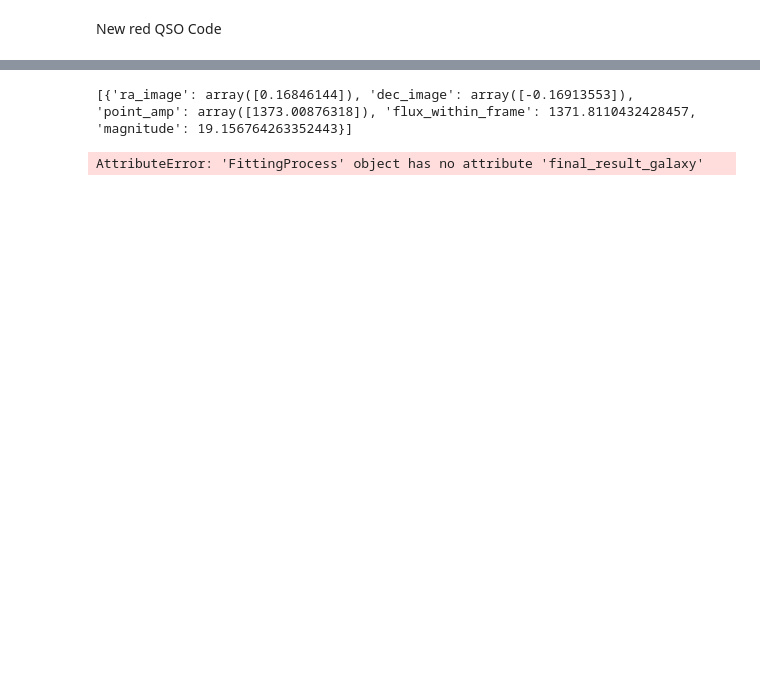
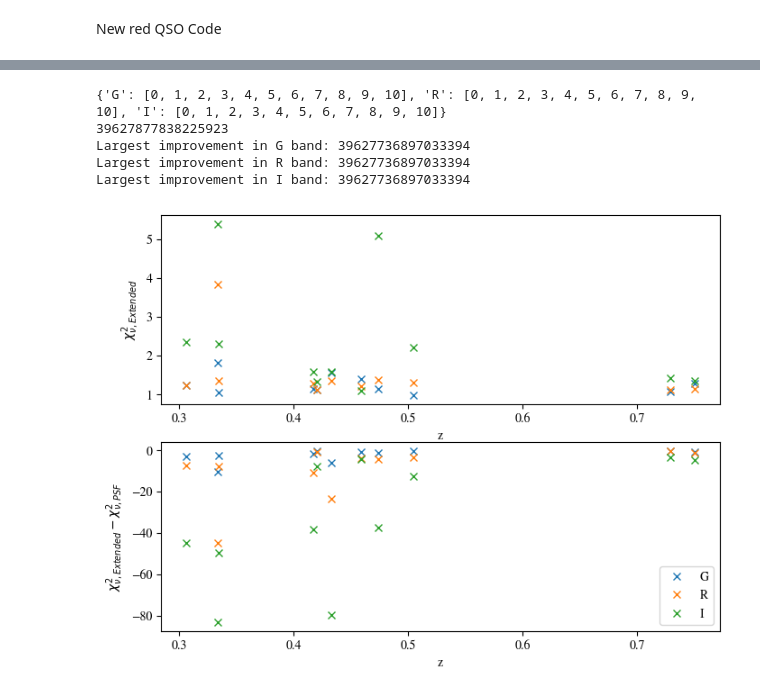
Before and after one commit to ELLI-E/RedQSOYoRiS, a Jupyter notebook: RedQSOProject.ipynb, the cells around one changed output, grey strips where cells are left out. Drawn from its saved outputs; the diff is of its cells as text; code cells hidden in the pictures; blank space fills up the shorter version.

```diff
--- a/RedQSOProject.ipynb
+++ b/RedQSOProject.ipynb
@@ -169,50 +169,77 @@ for file in files:
 # %%
 #Comparing chi2 change when adding a host component
 #collect the objects in the bands where their chi2 is high from folder of host-decomposed results
-resultFolder = r"results/cut50_ss/includinghost"
+resultFolder = r"results/desitargets/includinghost"
 objID_Host = {"G":[],"R":[],"I":[]}
 reducedChiSquareds_Host = {"G":[],"R":[],"I":[]}
 highChiSquareObjects_Host = {"G":[],"R":[],"I":[]}
 magnitudes_Host = {"G":[],"R":[],"I":[]}
 QSOmagnitudes_Host = {"G":[],"R":[],"I":[]}
-Zs_host = []
+Zs_host = {"G":[],"R":[],"I":[]}
 fluxMag0 = 63095734448.01944
 for file in list(os.listdir(resultFolder)):
     #check that the file is a directory:
     if "." in file:
         continue
     pklFiles = glob.glob(f"{resultFolder}/{file}/fitting_results/*.pkl")
     if len(pklFiles) == 0:
         print(f"No .pkl files found for {file}")
         continue
-    obj_No = list(catalogue["TARGETID"]).index(int(file))
-    z = list(catalogue["Z"])[obj_No]
-    Zs_host.append(z)
+    obj_No = list(catalogue["DESI_ID"]).index(int(file))
+    z = list(catalogue["Z_DESI"])[obj_No]
+
     bandsForObject = ""
     for pickleFile in pklFiles:
         bandsForObject += f"{pickleFile[-5]}"
         output = pickle.load(open(pickleFile,"rb"))
-        print(output.final_result_ps)
-        print(output.final_result_galaxy)
+        #print(output.final_result_ps)
+        #print(output.final_result_galaxy)
         #print(output.reduced_Chisq)
-
+        Zs_host[pickleFile[-5].upper()].append(z)
         QSOmagnitudes_Host[pickleFile[-5].upper()].append(output.final_result_ps[0]["magnitude"])
         magnitudes_Host[pickleFile[-5].upper()].append(output.final_result_galaxy[0]["magnitude"])
         reducedChiSquareds_Host[pickleFile[-5].upper()].append(output.reduced_Chisq)
-        objID[pickleFile[-5].upper()].append(obj_No) # this will correspond to the index of the objects in the other list
+        objID_Host[pickleFile[-5].upper()].append(obj_No) # this will correspond to the index of the objects in the other list
         if output.reduced_Chisq >= 2:
             highChiSquareObjects_Host[pickleFile[-5].upper()].append(file)
 
 #now compare values and collect galaxy fractions
 chiDiff = {"G":[],"R":[],"I":[]}
+improvedID = {"G":[],"R":[],"I":[]}
 for band in ["G","R","I"]:
     for i, ID in enumerate(objID_Host[band]):
-        #find corresponding index in host-excluded list
-        corIndex = np.where(objID == ID)[0][0]
-        chiDiff[band].append(reducedChiSquareds[band][corIndex]-reducedChiSquareds_Host[band][i])
+        chiDiff[band].append(reducedChiSquareds_Host[band][i]-reducedChiSquareds[band][ID])
+        if chiDiff[band][-1] <= 0:
+            improvedID[band].append(ID)
+
+plt.figure(figsize=(8,6))
+plt.subplot(2,1,1)
+plt.plot(Zs_host["G"],reducedChiSquareds_Host["G"],linestyle="None",marker="x",label="G")
+plt.plot(Zs_host["R"],reducedChiSquareds_Host["R"],linestyle="None",marker="x",label="R")
+plt.plot(Zs_host["I"],reducedChiSquareds_Host["I"],linestyle="None",marker="x",label="I")
+plt.xlabel("z")
+plt.ylabel(r"$\chi^{2}_{\nu,Extended}$")
+plt.subplot(2,1,2)
+plt.plot(Zs_host["G"],chiDiff["G"],linestyle="None",marker="x",label="G")
+plt.plot(Zs_host["R"],chiDiff["R"],linestyle="None",marker="x",label="R")
+plt.plot(Zs_host["I"],chiDiff["I"],linestyle="None",marker="x",label="I")
+
+plt.xlabel("z")
+plt.ylabel(r"$\chi^{2}_{\nu,Extended} - \chi^{2}_{\nu,PSF}$")
+plt.legend(loc="best")
+print(improvedID)
+print(list(os.listdir(r"results/cut50_ss/includinghost"))[9])
+
+print(f"Largest improvement in G band: {list(os.listdir(r"results/desitargets/includinghost"))[np.where(chiDiff["G"] == min(chiDiff["G"]))[0][0]]}")
+print(f"Largest improvement in R band: {list(os.listdir(r"results/desitargets/includinghost"))[np.where(chiDiff["R"] == min(chiDiff["R"]))[0][0]]}")
+print(f"Largest improvement in I band: {list(os.listdir(r"results/desitargets/includinghost"))[np.where(chiDiff["I"] == min(chiDiff["I"]))[0][0]]}")
 # %% [output]
-[{'ra_image': array([0.16846144]), 'dec_image': array([-0.16913553]), 'point_amp': array([1373.00876318]), 'flux_within_frame': 1371.8110432428457, 'magnitude': 19.156764263352443}]
+{'G': [0, 1, 2, 3, 4, 5, 6, 7, 8, 9, 10], 'R': [0, 1, 2, 3, 4, 5, 6, 7, 8, 9, 10], 'I': [0, 1, 2, 3, 4, 5, 6, 7, 8, 9, 10]}
+39627877838225923
+Largest improvement in G band: 39627736897033394
+Largest improvement in R band: 39627736897033394
+Largest improvement in I band: 39627736897033394
-AttributeError: 'FittingProcess' object has no attribute 'final_result_galaxy'
+[figure, added]
 # %%
 #Here will run the decomposition code for tests
 from scripts import decomposition
```
Also changed, not shown: parts of 2 cells of this notebook, 1 other file.
